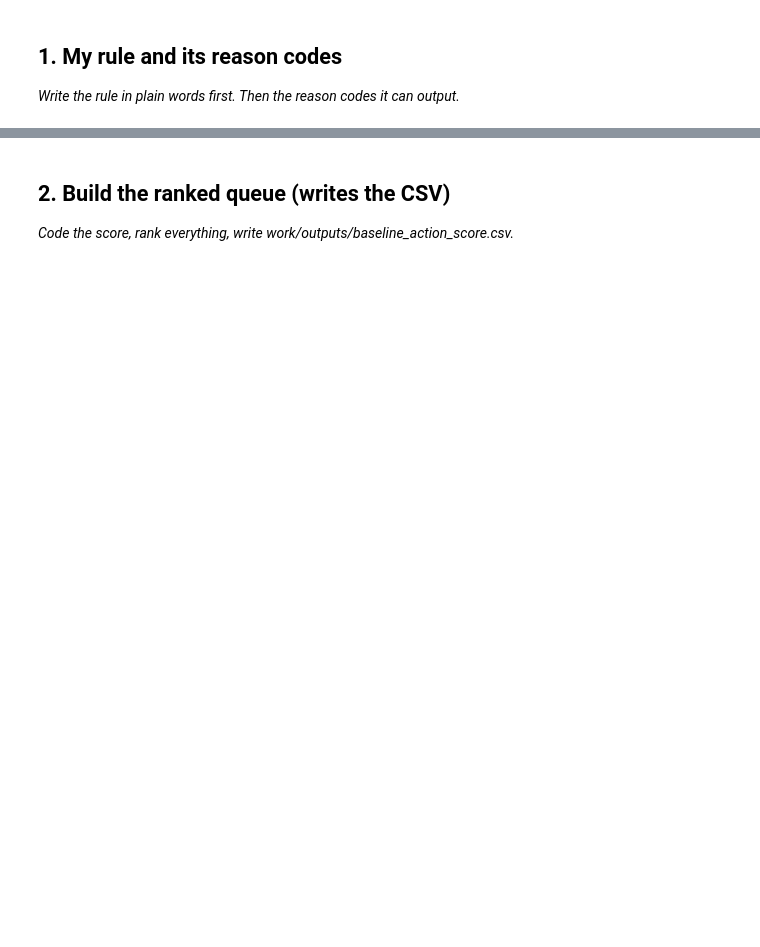
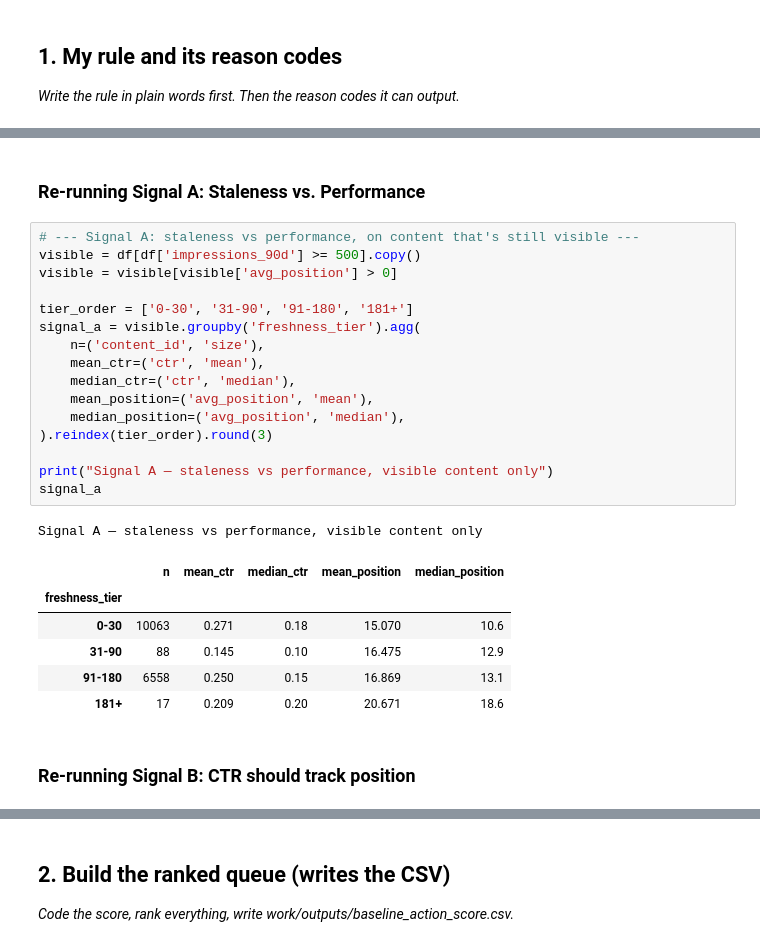
Before and after one commit to ghayoorahmed7/flyrank_ml_intership, a Jupyter notebook: work/notebooks/w04_baseline_score.ipynb, the cells around one changed output, grey strips where cells are left out. Drawn from its saved outputs; the diff is of its cells as text; blank space fills up the shorter version.

```diff
--- a/work/notebooks/w04_baseline_score.ipynb
+++ b/work/notebooks/w04_baseline_score.ipynb
@@ -15,0 +44,28 @@ This skeleton is yours to fill. Work the sections **in order** — each one has
+# %% [markdown]
+### Re-running Signal A: Staleness vs. Performance
+# %%
+# --- Signal A: staleness vs performance, on content that's still visible ---
+visible = df[df['impressions_90d'] >= 500].copy()
+visible = visible[visible['avg_position'] > 0]
+
+tier_order = ['0-30', '31-90', '91-180', '181+']
+signal_a = visible.groupby('freshness_tier').agg(
+    n=('content_id', 'size'),
+    mean_ctr=('ctr', 'mean'),
+    median_ctr=('ctr', 'median'),
+    mean_position=('avg_position', 'mean'),
+    median_position=('avg_position', 'median'),
+).reindex(tier_order).round(3)
+
+print("Signal A — staleness vs performance, visible content only")
+signal_a
+# %% [output]
+Signal A — staleness vs performance, visible content only
+|  | n | mean_ctr | median_ctr | mean_position | median_position |
+| freshness_tier |  |  |  |  |  |
+| 0-30 | 10063 | 0.271 | 0.18 | 15.070 | 10.6 |
+| 31-90 | 88 | 0.145 | 0.10 | 16.475 | 12.9 |
+| 91-180 | 6558 | 0.250 | 0.15 | 16.869 | 13.1 |
+| 181+ | 17 | 0.209 | 0.20 | 20.671 | 18.6 |
+# %% [markdown]
+### Re-running Signal B: CTR should track position
```
Also changed, not shown: parts of 24 cells of this notebook.
